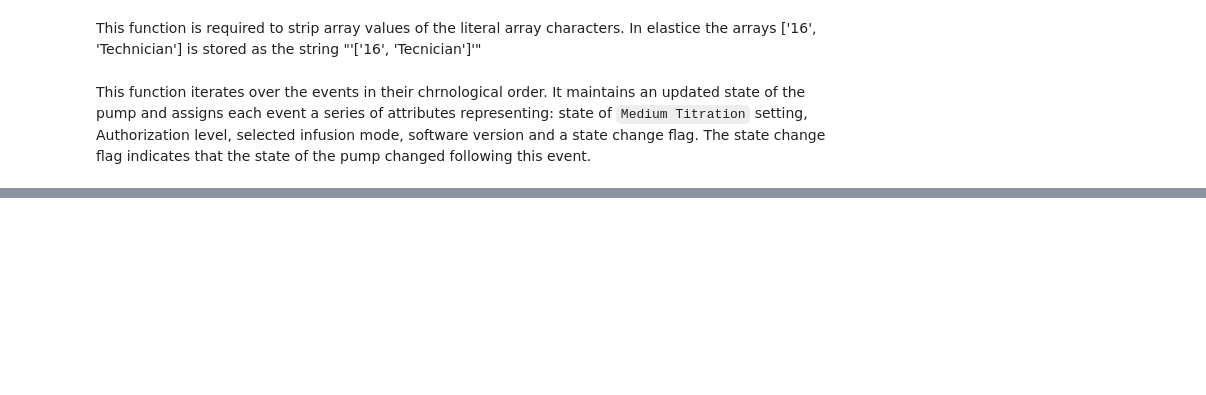
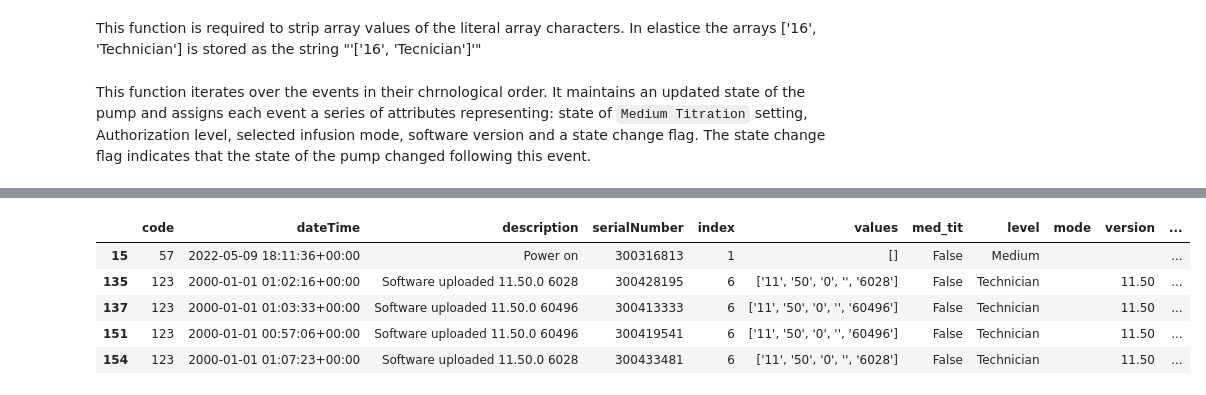
Before and after one commit to aviad-git/DataNotebooks, a Jupyter notebook: titration_of_rate_bug/titration_of_rate.ipynb, the cells around one changed output, grey strips where cells are left out. Saved outputs shown, nothing was run; the diff lists cells and outputs as text; code cells hidden in the pictures; blank space fills up the shorter version.

```diff
--- a/titration_of_rate_bug/titration_of_rate.ipynb
+++ b/titration_of_rate_bug/titration_of_rate.ipynb
@@ -264,9 +305,9 @@ def assign_treatment_label(row, treatments_df, available_serials):
         (treatments_df['endTime'] >= row['dateTime'])
     ]
     if not matches.empty:
-        return matches.index[0]  # or use another unique treatment identifier
+        return matches.index[0]  # return the treatments id
     else:
-        return 'out_of_treatment'
+        return 'out_of_treatment'  # event occurred outside the context of treatment events
 
 # Precompute available serials for efficiency
 available_serials = set(treatments['serialNumber'].unique())
@@ -275,19 +316,3 @@ available_serials = set(treatments['serialNumber'].unique())
 events['treatment_assignment'] = events.apply(
     lambda row: assign_treatment_label(row, treatments, available_serials), axis=1
 )
-
-version_info = treatments.loc[treatments['serialNumber'].isin(available_serials)]
-# a total of 341 treatments are identified
-def assign_version_flag(row):
-    # If not associated with a treatment, assign 'NA'
-    if pd.isna(row['treatment_assignment']):
-        return 'NA'
-    # If last_software_update is after the event, assign 'ambigious'
-    if pd.isna(row['last_software_update']):
-        return 'ambigious'
-    if row['last_software_update'] > row['dateTime']:
-        return 'ambagious'
-    # Otherwise, assign the current_software_version
-    return row['current_software_version']
-
-events['version_flag'] = events.apply(assign_version_flag, axis=1)
@@ -361,0 +422,9 @@ Index([ 80091,  80115,  81390,  82255,  83961,  84795,  84819,  85065,  89069,
+# %%
+events.head()
+# %% [output]
+|  | code | dateTime | description | serialNumber | index | values | med_tit | level | mode | version | ... |
+| 15 | 57 | 2022-05-09 18:11:36+00:00 | Power on | 300316813 | 1 | [] | False | Medium |  |  | ... |
+| 135 | 123 | 2000-01-01 01:02:16+00:00 | Software uploaded 11.50.0 6028 | 300428195 | 6 | ['11', '50', '0', '', '6028'] | False | Technician |  | 11.50 | ... |
+| 137 | 123 | 2000-01-01 01:03:33+00:00 | Software uploaded 11.50.0 60496 | 300413333 | 6 | ['11', '50', '0', '', '60496'] | False | Technician |  | 11.50 | ... |
+| 151 | 123 | 2000-01-01 00:57:06+00:00 | Software uploaded 11.50.0 60496 | 300419541 | 6 | ['11', '50', '0', '', '60496'] | False | Technician |  | 11.50 | ... |
+| 154 | 123 | 2000-01-01 01:07:23+00:00 | Software uploaded 11.50.0 6028 | 300433481 | 6 | ['11', '50', '0', '', '6028'] | False | Technician |  | 11.50 | ... |
```
Also changed, not shown: parts of 31 cells of this notebook.
